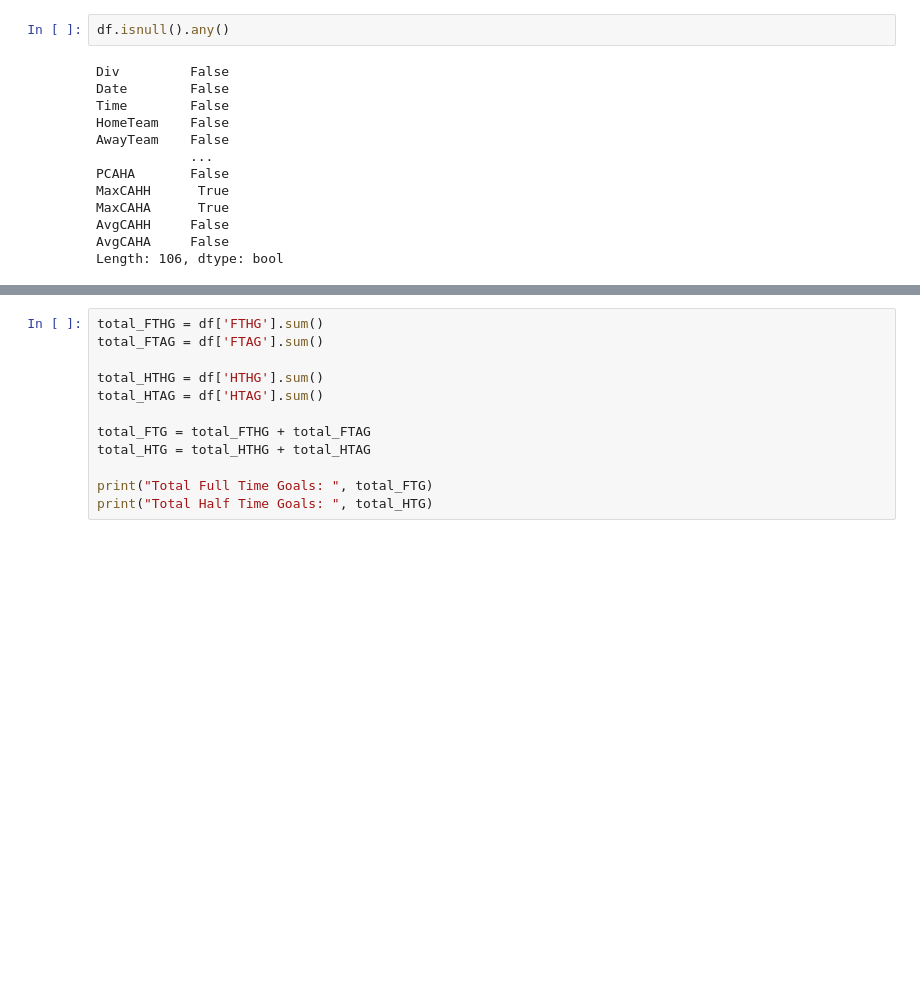
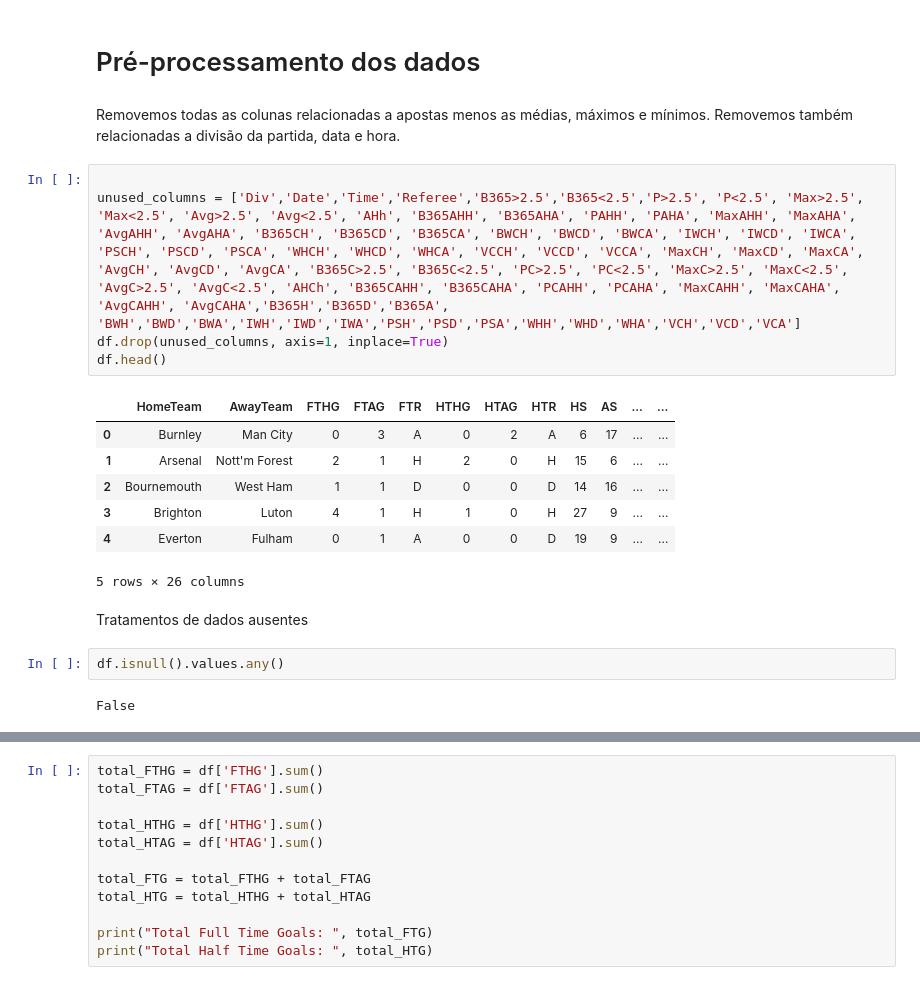
Before and after one commit to henriquecmelo1/Projeto-Data-Science, a Jupyter notebook: ds.ipynb, the cells around one changed output, grey strips where cells are left out. Cells and saved outputs as stored; diff of their text form; blank space fills up the shorter version.

```diff
--- a/ds.ipynb
+++ b/ds.ipynb
@@ -44,15 +33,24 @@ df.head()
+# %% [markdown]
+# Pré-processamento dos dados
+# %% [markdown]
+Removemos todas as colunas relacionadas a apostas menos as médias, máximos e mínimos.
+Removemos também relacionadas a divisão da partida, data e hora.
+# %%
+
+unused_columns = ['Div','Date','Time','Referee','B365>2.5','B365<2.5','P>2.5', 'P<2.5', 'Max>2.5', 'Max<2.5', 'Avg>2.5', 'Avg<2.5', 'AHh', 'B365AHH', 'B365AHA', 'PAHH', 'PAHA', 'MaxAHH', 'MaxAHA', 'AvgAHH', 'AvgAHA', 'B365CH', 'B365CD', 'B365CA', 'BWCH', 'BWCD', 'BWCA', 'IWCH', 'IWCD', 'IWCA', 'PSCH', 'PSCD', 'PSCA', 'WHCH', 'WHCD', 'WHCA', 'VCCH', 'VCCD', 'VCCA', 'MaxCH', 'MaxCD', 'MaxCA', 'AvgCH', 'AvgCD', 'AvgCA', 'B365C>2.5', 'B365C<2.5', 'PC>2.5', 'PC<2.5', 'MaxC>2.5', 'MaxC<2.5', 'AvgC>2.5', 'AvgC<2.5', 'AHCh', 'B365CAHH', 'B365CAHA', 'PCAHH', 'PCAHA', 'MaxCAHH', 'MaxCAHA', 'AvgCAHH', 'AvgCAHA','B365H','B365D','B365A', 'BWH','BWD','BWA','IWH','IWD','IWA','PSH','PSD','PSA','WHH','WHD','WHA','VCH','VCD','VCA']
+df.drop(unused_columns, axis=1, inplace=True)
+df.head()
+# %% [output]
+|  | HomeTeam | AwayTeam | FTHG | FTAG | FTR | HTHG | HTAG | HTR | HS | AS | ... | ... |
+| 0 | Burnley | Man City | 0 | 3 | A | 0 | 2 | A | 6 | 17 | ... | ... |
+| 1 | Arsenal | Nott'm Forest | 2 | 1 | H | 2 | 0 | H | 15 | 6 | ... | ... |
+| 2 | Bournemouth | West Ham | 1 | 1 | D | 0 | 0 | D | 14 | 16 | ... | ... |
+| 3 | Brighton | Luton | 4 | 1 | H | 1 | 0 | H | 27 | 9 | ... | ... |
+| 4 | Everton | Fulham | 0 | 1 | A | 0 | 0 | D | 19 | 9 | ... | ... |
+5 rows × 26 columns
+# %% [markdown]
+Tratamentos de dados ausentes
 # %%
-df.isnull().any()
+df.isnull().values.any()
 # %% [output]
-Div         False
-Date        False
-Time        False
-HomeTeam    False
-AwayTeam    False
-            ...
-PCAHA       False
-MaxCAHH      True
-MaxCAHA      True
-AvgCAHH     False
-AvgCAHA     False
-Length: 106, dtype: bool
+False
```
Also changed, not shown: parts of 20 cells of this notebook.
